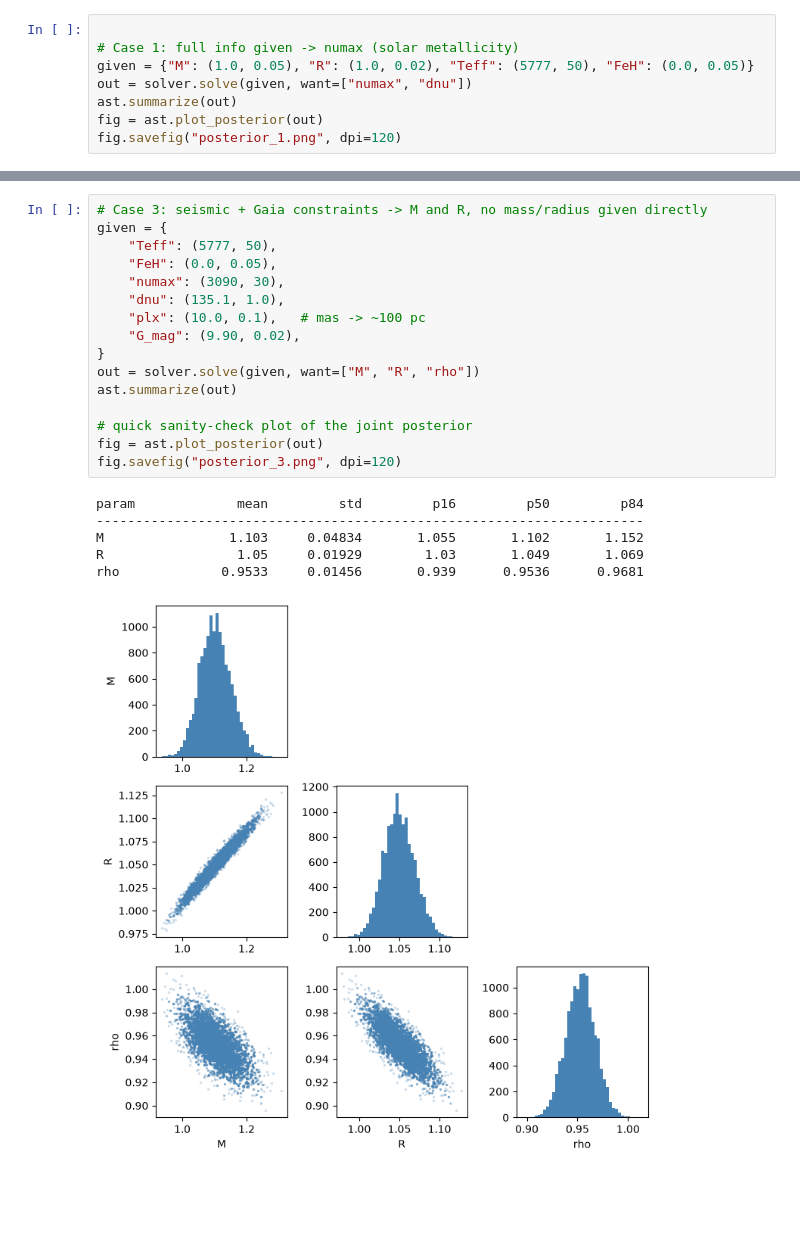
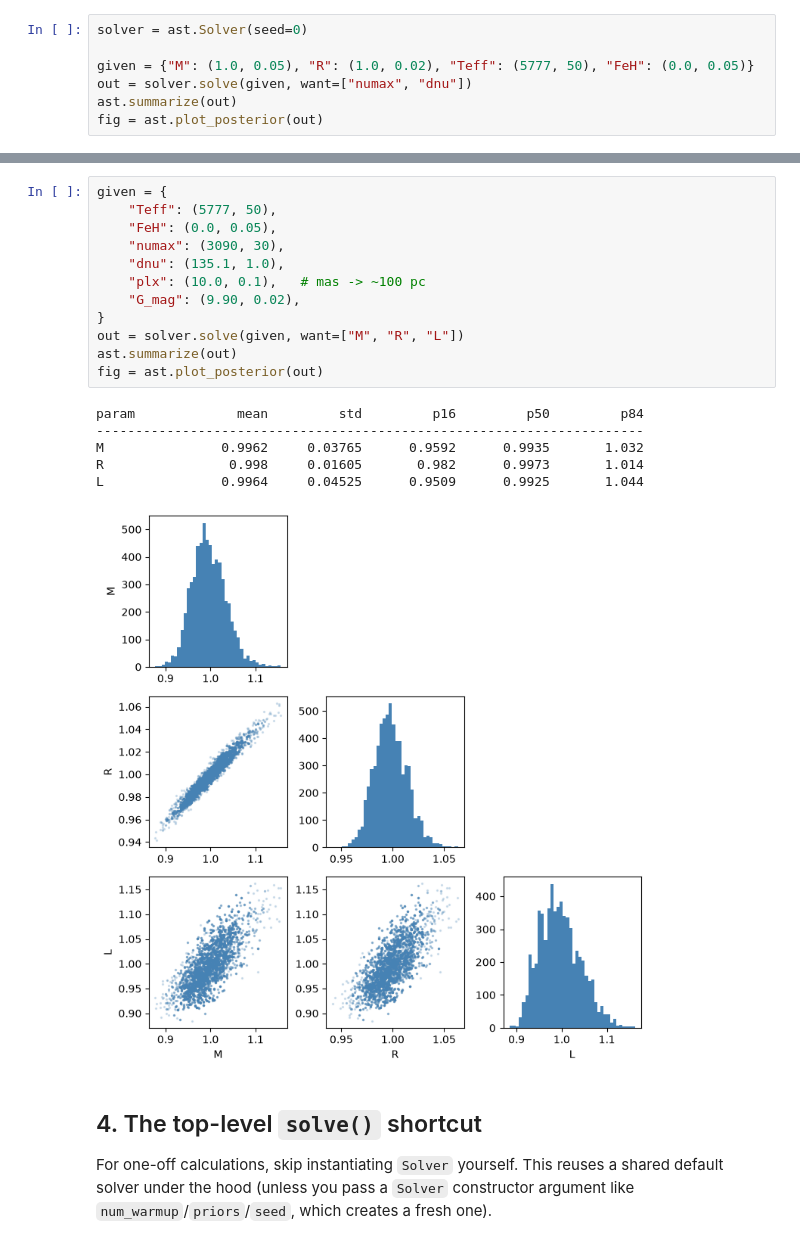
Before and after one commit to nielsenmb/AsteroScale, a Jupyter notebook: example.ipynb, the cells around one changed output, grey strips where cells are left out. Drawn from its saved outputs; the diff is of its cells as text; blank space fills up the shorter version.

```diff
--- a/example.ipynb
+++ b/example.ipynb
@@ -7,11 +20,10 @@ solver = ast.Solver(nlive=500, seed=0)
 # %%
+solver = ast.Solver(seed=0)
 
-# Case 1: full info given -> numax (solar metallicity)
 given = {"M": (1.0, 0.05), "R": (1.0, 0.02), "Teff": (5777, 50), "FeH": (0.0, 0.05)}
 out = solver.solve(given, want=["numax", "dnu"])
 ast.summarize(out)
 fig = ast.plot_posterior(out)
-fig.savefig("posterior_1.png", dpi=120)
 # %% [output]
 param             mean         std         p16         p50         p84
 ----------------------------------------------------------------------
@@ -35,23 +56,25 @@ rho              1.001    0.004842      0.9957       1.001       1.005
 # %%
-# Case 3: seismic + Gaia constraints -> M and R, no mass/radius given directly
 given = {
     "Teff": (5777, 50),
     "FeH": (0.0, 0.05),
     "numax": (3090, 30),
     "dnu": (135.1, 1.0),
     "plx": (10.0, 0.1),   # mas -> ~100 pc
     "G_mag": (9.90, 0.02),
 }
-out = solver.solve(given, want=["M", "R", "rho"])
+out = solver.solve(given, want=["M", "R", "L"])
 ast.summarize(out)
-
-# quick sanity-check plot of the joint posterior
 fig = ast.plot_posterior(out)
-fig.savefig("posterior_3.png", dpi=120)
 # %% [output]
 param             mean         std         p16         p50         p84
 ----------------------------------------------------------------------
-M                1.103     0.04834       1.055       1.102       1.152
-R                 1.05     0.01929        1.03       1.049       1.069
-rho             0.9533     0.01456       0.939      0.9536      0.9681
+M               0.9962     0.03765      0.9592      0.9935       1.032
+R                0.998     0.01605       0.982      0.9973       1.014
+L               0.9964     0.04525      0.9509      0.9925       1.044
-[figure, old version]
+[figure, new version]
+# %% [markdown]
+## 4. The top-level `solve()` shortcut
+
+For one-off calculations, skip instantiating `Solver` yourself. This reuses a shared default solver
+under the hood (unless you pass a `Solver` constructor argument like `num_warmup`/`priors`/`seed`,
+which creates a fresh one).
```
Also changed, not shown: parts of 29 cells of this notebook, 17 other files.
